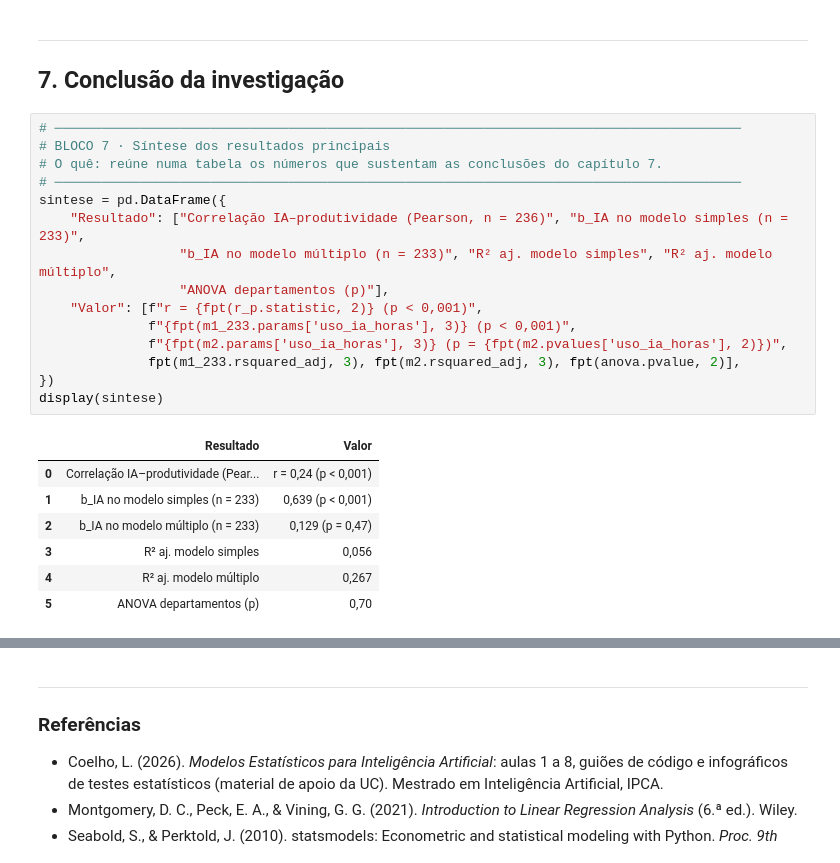
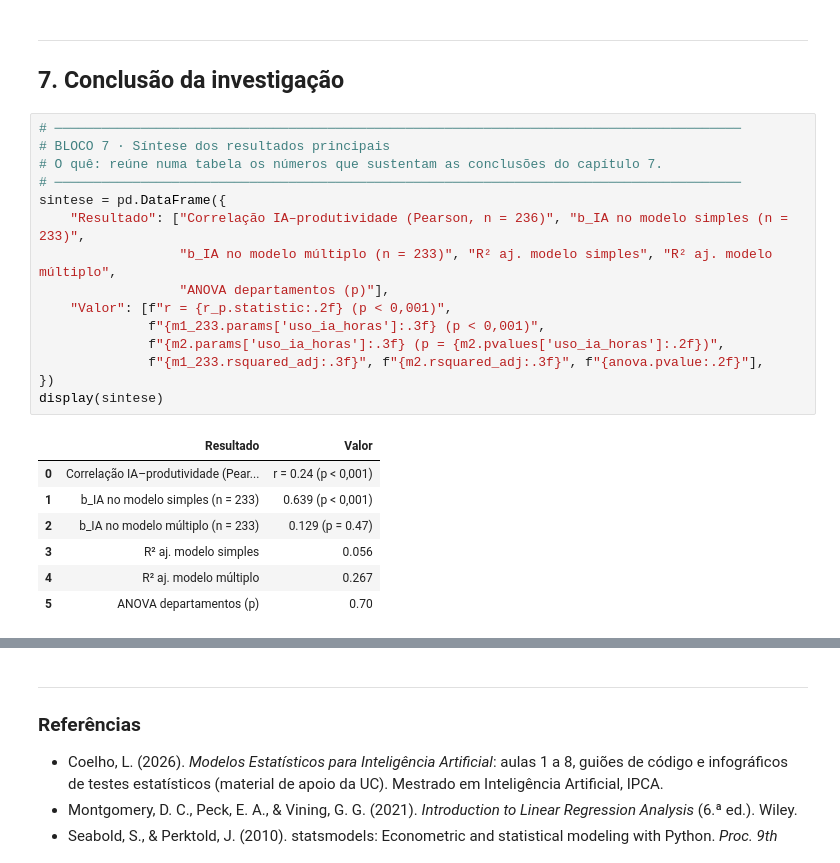
Before and after one commit to gcoutinho-ipca/tp1-mepa-ia-produtividade, a Jupyter notebook: TP1_MEPA_IA_Produtividade.ipynb, the cells around one changed output, grey strips where cells are left out. Drawn from its saved outputs; the diff is of its cells as text.

```diff
--- a/TP1_MEPA_IA_Produtividade.ipynb
+++ b/TP1_MEPA_IA_Produtividade.ipynb
@@ -1700,26 +1701,26 @@ O modelo 1 continua útil para descrever a relação «em bruto», mas não para
 # %%
 # ────────────────────────────────────────────────────────────────────────────────────────
 # BLOCO 7 · Síntese dos resultados principais
 # O quê: reúne numa tabela os números que sustentam as conclusões do capítulo 7.
 # ────────────────────────────────────────────────────────────────────────────────────────
 sintese = pd.DataFrame({
     "Resultado": ["Correlação IA–produtividade (Pearson, n = 236)", "b_IA no modelo simples (n = 233)",
                   "b_IA no modelo múltiplo (n = 233)", "R² aj. modelo simples", "R² aj. modelo múltiplo",
                   "ANOVA departamentos (p)"],
-    "Valor": [f"r = {fpt(r_p.statistic, 2)} (p < 0,001)",
-              f"{fpt(m1_233.params['uso_ia_horas'], 3)} (p < 0,001)",
-              f"{fpt(m2.params['uso_ia_horas'], 3)} (p = {fpt(m2.pvalues['uso_ia_horas'], 2)})",
-              fpt(m1_233.rsquared_adj, 3), fpt(m2.rsquared_adj, 3), fpt(anova.pvalue, 2)],
+    "Valor": [f"r = {r_p.statistic:.2f} (p < 0,001)",
+              f"{m1_233.params['uso_ia_horas']:.3f} (p < 0,001)",
+              f"{m2.params['uso_ia_horas']:.3f} (p = {m2.pvalues['uso_ia_horas']:.2f})",
+              f"{m1_233.rsquared_adj:.3f}", f"{m2.rsquared_adj:.3f}", f"{anova.pvalue:.2f}"],
 })
 display(sintese)
 # %% [output]
 |  | Resultado | Valor |
-| 0 | Correlação IA–produtividade (Pear... | r = 0,24 (p < 0,001) |
-| 1 | b_IA no modelo simples (n = 233) | 0,639 (p < 0,001) |
-| 2 | b_IA no modelo múltiplo (n = 233) | 0,129 (p = 0,47) |
-| 3 | R² aj. modelo simples | 0,056 |
-| 4 | R² aj. modelo múltiplo | 0,267 |
-| 5 | ANOVA departamentos (p) | 0,70 |
+| 0 | Correlação IA–produtividade (Pear... | r = 0.24 (p < 0,001) |
+| 1 | b_IA no modelo simples (n = 233) | 0.639 (p < 0,001) |
+| 2 | b_IA no modelo múltiplo (n = 233) | 0.129 (p = 0.47) |
+| 3 | R² aj. modelo simples | 0.056 |
+| 4 | R² aj. modelo múltiplo | 0.267 |
+| 5 | ANOVA departamentos (p) | 0.70 |
 # %% [markdown]
 ### 7.1. Quem usa mais IA é mais produtivo?
 Em média, sim, mas pouco. A associação é positiva, fraca e estatisticamente significativa (r = 0,24; ρ = 0,27; p < 0,001): no quarto de colaboradores que mais usa IA a produtividade mediana é 84,9, contra 73,0 no quarto que menos usa. Mas o uso de IA só explica cerca de 6% da variação e há muitos contraexemplos (o C134, com 25 h, tem 71,6; o C014, com 4,9 h, tem 98). A ideia da direção é verdadeira como tendência média, mas errada como regra para cada pessoa.
```
Also changed, not shown: parts of 22 cells of this notebook.
